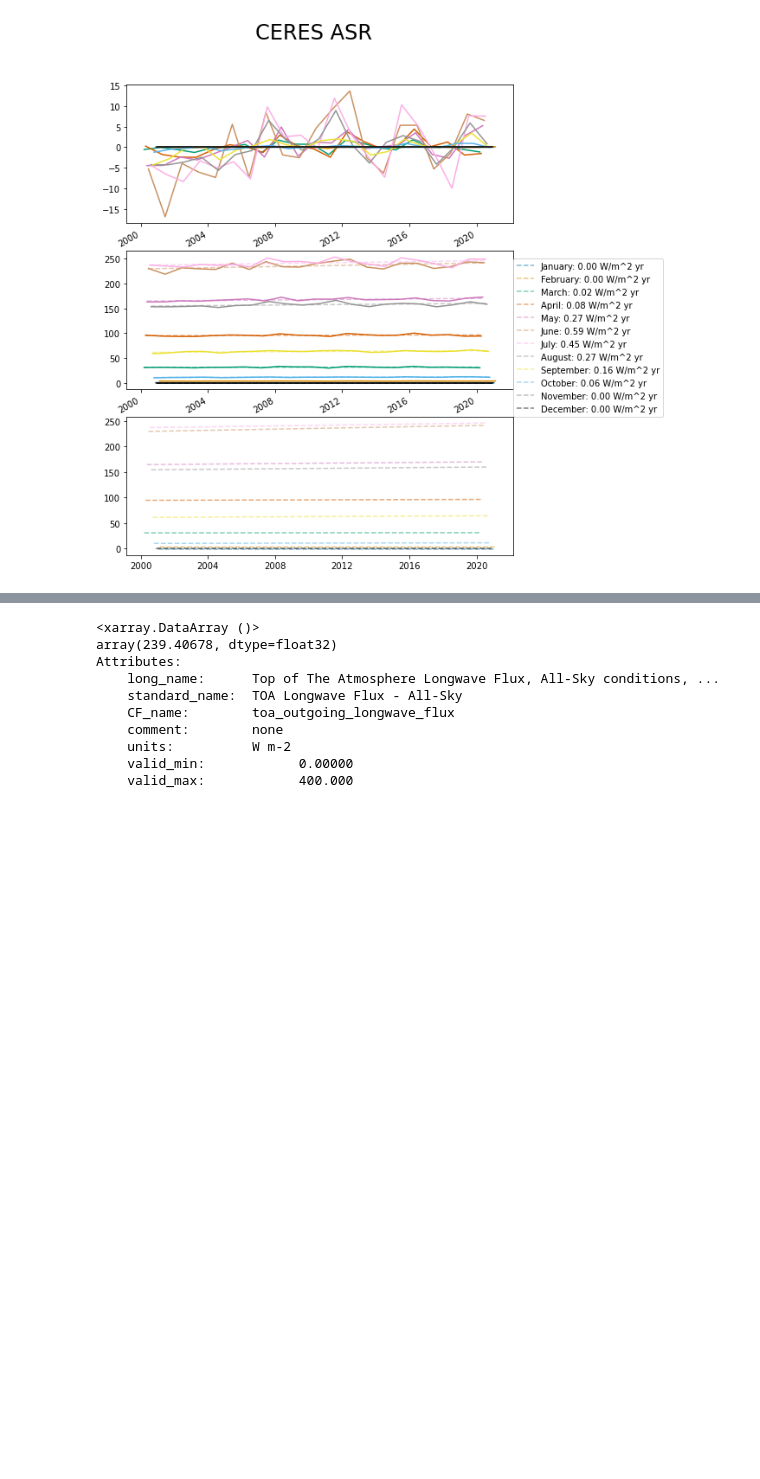
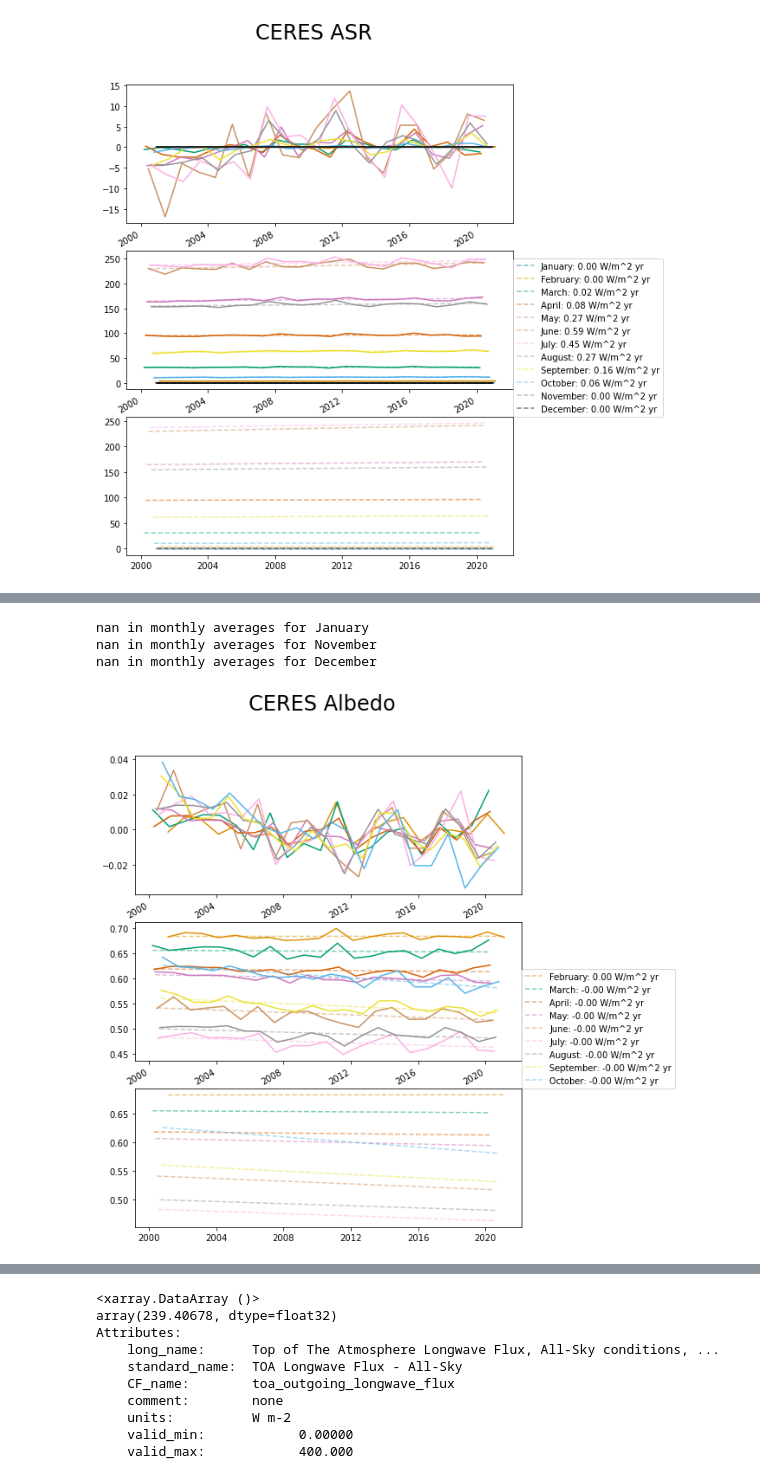
Before and after one commit to jshaw35/spectral_ice, a Jupyter notebook: gridded_trends/ceres_trends.ipynb, the cells around one changed output, grey strips where cells are left out. Cells and saved outputs as stored; diff of their text form; code cells hidden in the pictures; blank space fills up the shorter version.

```diff
--- a/gridded_trends/ceres_trends.ipynb
+++ b/gridded_trends/ceres_trends.ipynb
@@ -149,0 +173,7 @@ plot_trends(ceres_ds['ASR'],'CERES ASR')
+# %%
+error = plot_trends(ceres_ds['albedo'],'CERES Albedo')
+# %% [output]
+nan in monthly averages for January
+nan in monthly averages for November
+nan in monthly averages for December
+[figure, added]
```
Also changed, not shown: parts of 22 cells of this notebook, 1 other file.
